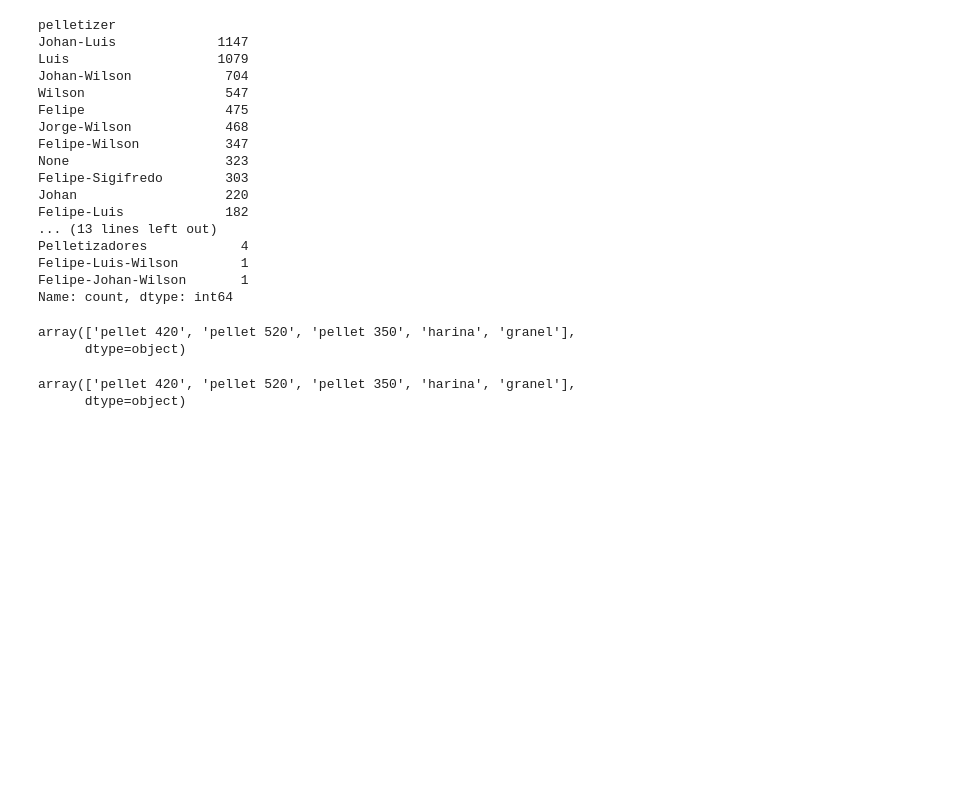
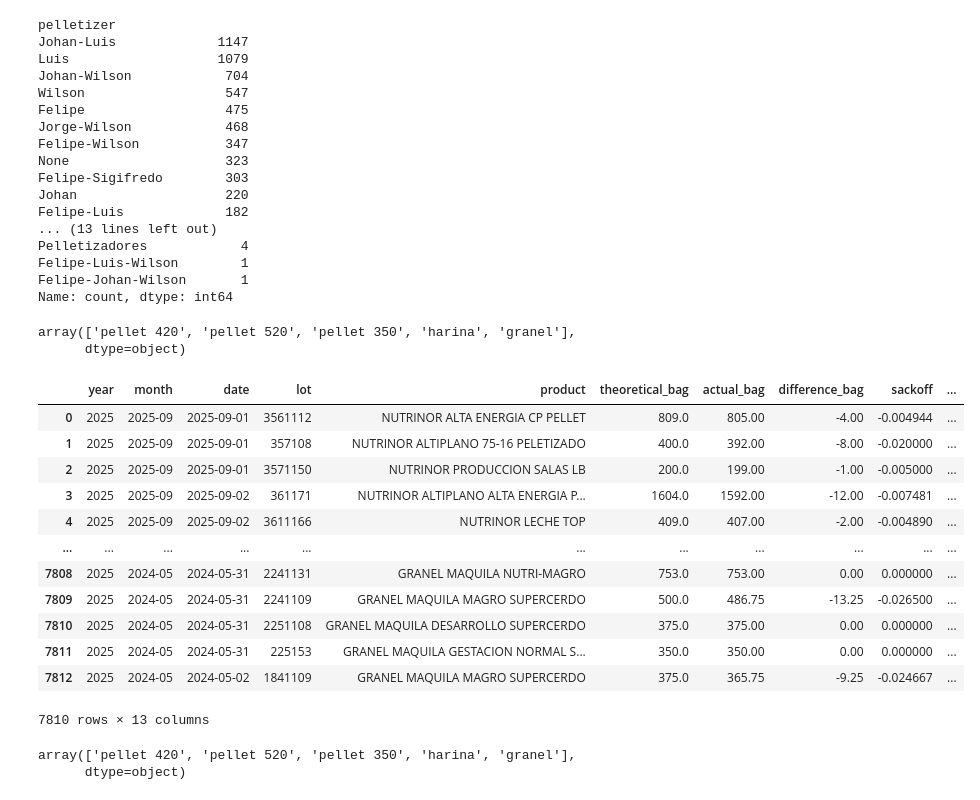
Before and after one commit to jdrincone/hawking, a Jupyter notebook: exploration/exp_nutrinor_qa_data.ipynb, the cells around one changed output. Saved outputs shown, nothing was run; the diff lists cells and outputs as text; code cells hidden in the pictures; blank space fills up the shorter version.

```diff
--- a/exploration/exp_nutrinor_qa_data.ipynb
+++ b/exploration/exp_nutrinor_qa_data.ipynb
@@ -388,6 +381,22 @@ hist_sackoff_digits["pellet"].unique()
 # %% [output]
 array(['pellet 420', 'pellet 520', 'pellet 350', 'harina', 'granel'],
       dtype=object)
+# %%
+hist_sackoff_digits
+# %% [output]
+|  | year | month | date | lot | product | theoretical_bag | actual_bag | difference_bag | sackoff | ... |
+| 0 | 2025 | 2025-09 | 2025-09-01 | 3561112 | NUTRINOR ALTA ENERGIA CP PELLET | 809.0 | 805.00 | -4.00 | -0.004944 | ... |
+| 1 | 2025 | 2025-09 | 2025-09-01 | 357108 | NUTRINOR ALTIPLANO 75-16 PELETIZADO | 400.0 | 392.00 | -8.00 | -0.020000 | ... |
+| 2 | 2025 | 2025-09 | 2025-09-01 | 3571150 | NUTRINOR PRODUCCION SALAS LB | 200.0 | 199.00 | -1.00 | -0.005000 | ... |
+| 3 | 2025 | 2025-09 | 2025-09-02 | 361171 | NUTRINOR ALTIPLANO ALTA ENERGIA P... | 1604.0 | 1592.00 | -12.00 | -0.007481 | ... |
+| 4 | 2025 | 2025-09 | 2025-09-02 | 3611166 | NUTRINOR LECHE TOP | 409.0 | 407.00 | -2.00 | -0.004890 | ... |
+| ... | ... | ... | ... | ... | ... | ... | ... | ... | ... | ... |
+| 7808 | 2025 | 2024-05 | 2024-05-31 | 2241131 | GRANEL MAQUILA NUTRI-MAGRO | 753.0 | 753.00 | 0.00 | 0.000000 | ... |
+| 7809 | 2025 | 2024-05 | 2024-05-31 | 2241109 | GRANEL MAQUILA MAGRO SUPERCERDO | 500.0 | 486.75 | -13.25 | -0.026500 | ... |
+| 7810 | 2025 | 2024-05 | 2024-05-31 | 2251108 | GRANEL MAQUILA DESARROLLO SUPERCERDO | 375.0 | 375.00 | 0.00 | 0.000000 | ... |
+| 7811 | 2025 | 2024-05 | 2024-05-31 | 225153 | GRANEL MAQUILA GESTACION NORMAL S... | 350.0 | 350.00 | 0.00 | 0.000000 | ... |
+| 7812 | 2025 | 2024-05 | 2024-05-02 | 1841109 | GRANEL MAQUILA MAGRO SUPERCERDO | 375.0 | 365.75 | -9.25 | -0.024667 | ... |
+7810 rows × 13 columns
 # %%
 grp_month_hist_sackoff = hist_sackoff_month_digits.groupby(["month", "pellet"]).agg(
     theoretical_tons=("theoretical_tons", "sum"),
```
Also changed, not shown: parts of 4 cells of this notebook, 9 other files.
